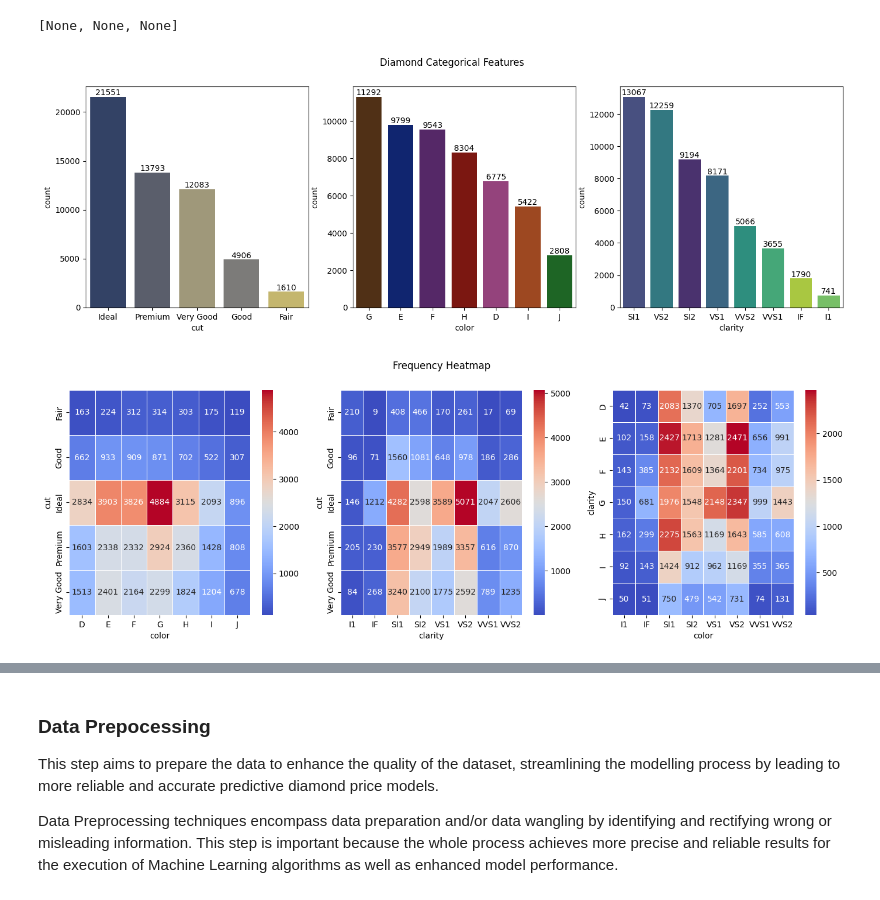
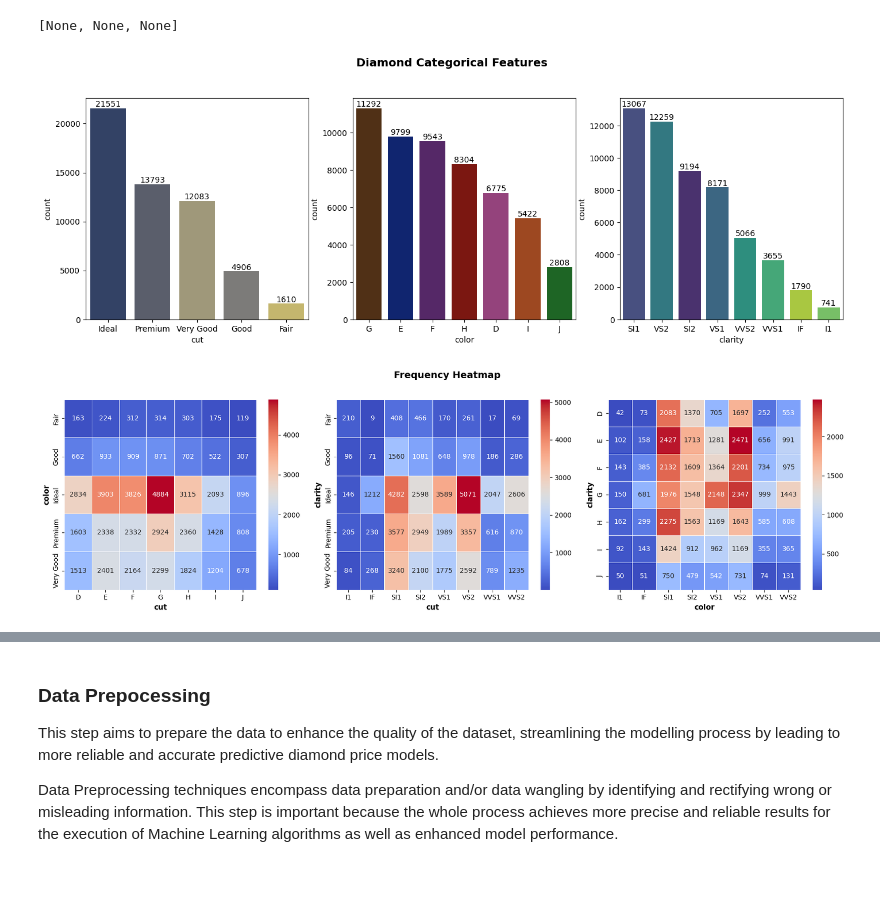
Before and after one commit to remabreu/DiamondsPrices, a Jupyter notebook: diamonds.ipynb, the cells around one changed output, grey strips where cells are left out. Drawn from its saved outputs; the diff is of its cells as text; code cells hidden in the pictures.

```diff
--- a/diamonds.ipynb
+++ b/diamonds.ipynb
@@ -266,36 +265,54 @@ Column clarity category values ['SI2' 'SI1' 'VS1' 'VS2' 'VVS2' 'VVS1' 'I1' 'IF']
 [None, None, None]
 # %%
 
-
+#define a function that plots all three categorical values in the dataset.
+#values are ordered by count of occrucences in each category
 fig, ax = plt.subplots(1, 3, figsize=(17, 5))
 
 def categorical_charts(categ_column, bar_colors, ax_position):
     group = diamonds_df.groupby(categ_column)[categ_column].count()
-    sns.countplot(x=categ_column, data=diamonds_df, hue=categ_column, order=group.sort_values(ascending=False).index,
-                  palette=bar_colors, ax=ax[ax_position], legend=False)
-    [ax[ax_position].bar_label(ax[ax_position].containers[i], label_type='edge') for i in range(len(ax[ax_position].containers))]
+    sns.countplot(x=categ_column, data=diamonds_df, hue=categ_column,
+                  order=group.sort_values(ascending=False).index,
+                  palette=bar_colors, ax=ax[ax_position],
+                  legend=False)
+    [ax[ax_position].bar_label(ax[ax_position].containers[i],
+                               label_type='edge') for i in range(len(ax[ax_position].containers))]
 
 categorical_charts('cut', 'cividis', 0)
 categorical_charts('color', 'dark', 1)
 categorical_charts('clarity', 'viridis', 2)
 
-fig.suptitle('Diamond Categorical Features')
+fig.suptitle('Diamond Categorical Features',
+             y=1.02,
+             fontsize=14,
+             fontweight='bold')
 
 plt.show()
 # %% [output]
-[figure, old version]
+[figure, new version]
 # %%
+#define a iteration that plots the heatmap combining all three categorical variables.
+
 fig, ax = plt.subplots(1, 3, figsize=(17, 5))
+for idx, (categ_a, categ_b) in enumerate([('cut', 'color'),
+                                          ('cut', 'clarity'),
+                                          ('color', 'clarity')]):
+  contingency_table = pd.crosstab(diamonds_df[categ_a], diamonds_df[categ_b])
+  sns.heatmap(contingency_table,
+              annot=True, fmt='d',
+              cmap='coolwarm',
+              linewidths=.5,
+              ax=ax[idx])
 
-for idx, (categ_a, categ_b) in enumerate([('cut', 'color'), ('cut', 'clarity'), ('color', 'clarity')]):
-  contingency_table = pd.crosstab(diamonds_df[categ_a], diamonds_df[categ_b])
-  sns.heatmap(contingency_table, annot=True, fmt='d', cmap='coolwarm', linewidths=.5, ax=ax[idx])
+  ax[idx].set_xlabel(categ_a, fontsize=11, fontweight='bold')
+  ax[idx].set_ylabel(categ_b, fontsize=11, fontweight='bold')
 
-  plt.xlabel(categ_a)
-  plt.ylabel(categ_b)
+fig.suptitle('Frequency Heatmap',
+             y=1.02,
+             fontsize=14,
+             fontweight='bold')
 
-fig.suptitle('Frequency Heatmap')
-
+plt.tight_layout()
 plt.show()
 # %% [output]
-[figure, old version]
+[figure, new version]
```
Also changed, not shown: parts of 34 cells of this notebook.
